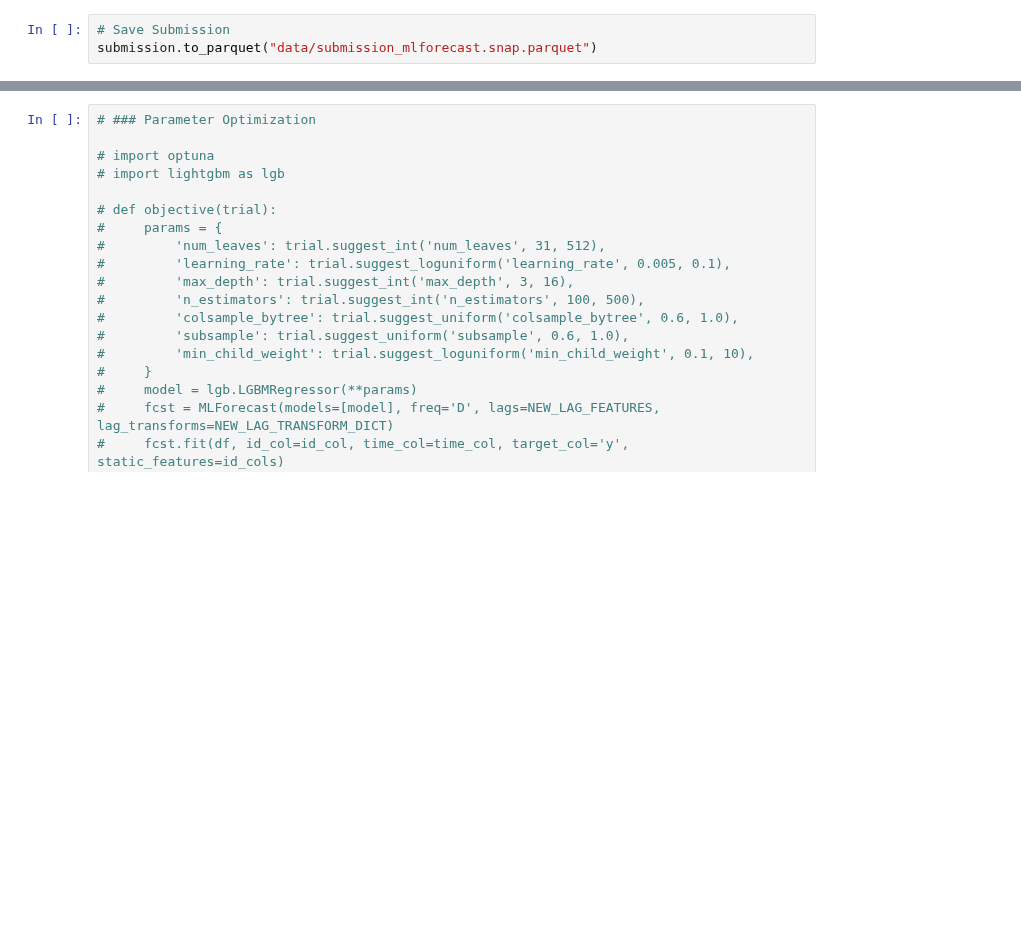
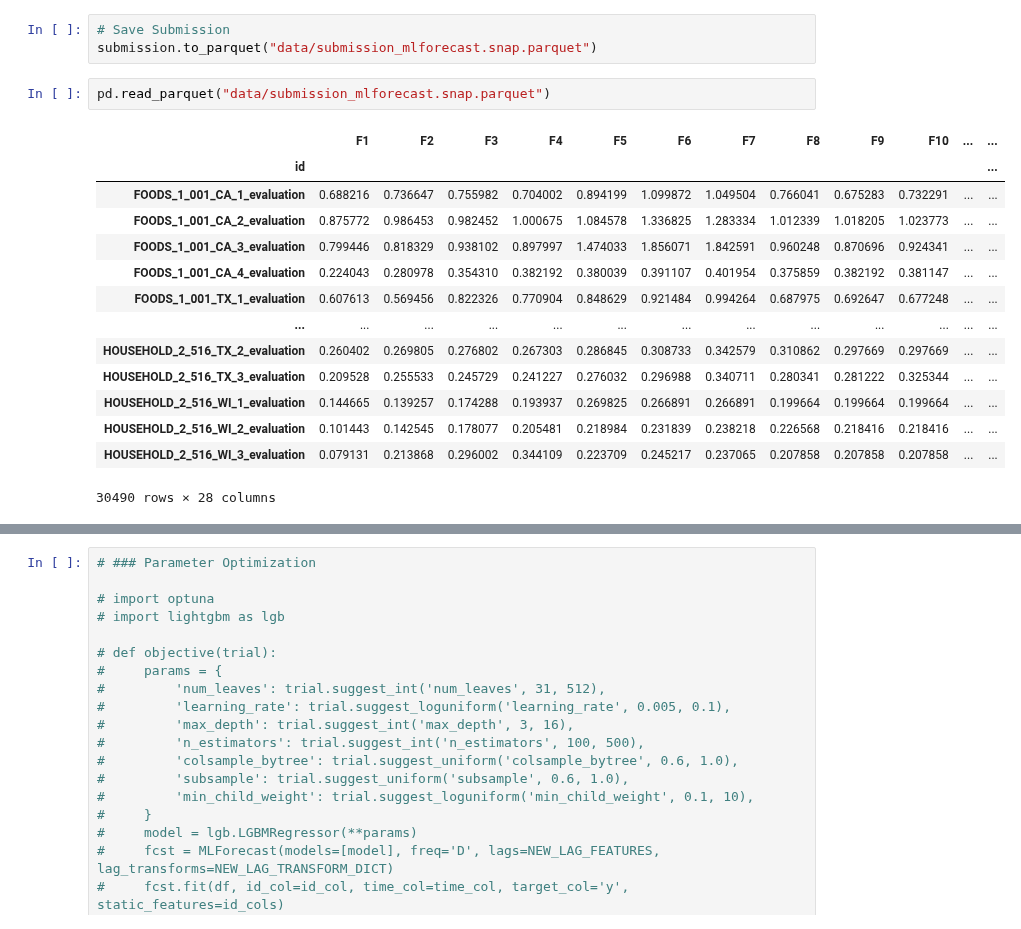
Before and after one commit to RickArko/M5, a Jupyter notebook: MLForecast.ipynb, the cells around one changed output, grey strips where cells are left out. Saved outputs shown, nothing was run; the diff lists cells and outputs as text; blank space fills up the shorter version.

```diff
--- a/MLForecast.ipynb
+++ b/MLForecast.ipynb
@@ -399,6 +383,23 @@ df_score
 # %%
 # Save Submission
 submission.to_parquet("data/submission_mlforecast.snap.parquet")
+# %%
+pd.read_parquet("data/submission_mlforecast.snap.parquet")
+# %% [output]
+|  | F1 | F2 | F3 | F4 | F5 | F6 | F7 | F8 | F9 | F10 | ... | ... |
+| id |  |  |  |  |  |  |  |  |  |  |  | ... |
+| FOODS_1_001_CA_1_evaluation | 0.688216 | 0.736647 | 0.755982 | 0.704002 | 0.894199 | 1.099872 | 1.049504 | 0.766041 | 0.675283 | 0.732291 | ... | ... |
+| FOODS_1_001_CA_2_evaluation | 0.875772 | 0.986453 | 0.982452 | 1.000675 | 1.084578 | 1.336825 | 1.283334 | 1.012339 | 1.018205 | 1.023773 | ... | ... |
+| FOODS_1_001_CA_3_evaluation | 0.799446 | 0.818329 | 0.938102 | 0.897997 | 1.474033 | 1.856071 | 1.842591 | 0.960248 | 0.870696 | 0.924341 | ... | ... |
+| FOODS_1_001_CA_4_evaluation | 0.224043 | 0.280978 | 0.354310 | 0.382192 | 0.380039 | 0.391107 | 0.401954 | 0.375859 | 0.382192 | 0.381147 | ... | ... |
+| FOODS_1_001_TX_1_evaluation | 0.607613 | 0.569456 | 0.822326 | 0.770904 | 0.848629 | 0.921484 | 0.994264 | 0.687975 | 0.692647 | 0.677248 | ... | ... |
+| ... | ... | ... | ... | ... | ... | ... | ... | ... | ... | ... | ... | ... |
+| HOUSEHOLD_2_516_TX_2_evaluation | 0.260402 | 0.269805 | 0.276802 | 0.267303 | 0.286845 | 0.308733 | 0.342579 | 0.310862 | 0.297669 | 0.297669 | ... | ... |
+| HOUSEHOLD_2_516_TX_3_evaluation | 0.209528 | 0.255533 | 0.245729 | 0.241227 | 0.276032 | 0.296988 | 0.340711 | 0.280341 | 0.281222 | 0.325344 | ... | ... |
+| HOUSEHOLD_2_516_WI_1_evaluation | 0.144665 | 0.139257 | 0.174288 | 0.193937 | 0.269825 | 0.266891 | 0.266891 | 0.199664 | 0.199664 | 0.199664 | ... | ... |
+| HOUSEHOLD_2_516_WI_2_evaluation | 0.101443 | 0.142545 | 0.178077 | 0.205481 | 0.218984 | 0.231839 | 0.238218 | 0.226568 | 0.218416 | 0.218416 | ... | ... |
+| HOUSEHOLD_2_516_WI_3_evaluation | 0.079131 | 0.213868 | 0.296002 | 0.344109 | 0.223709 | 0.245217 | 0.237065 | 0.207858 | 0.207858 | 0.207858 | ... | ... |
+30490 rows × 28 columns
 # %%
 print(f"""MLForecast wrmsse: {model_score:.4f}""")
 print(f"""Notebook finished in {(time.time() - start_time) / 60:.2f}m""")
```
Also changed, not shown: parts of 10 cells of this notebook, 20 other files.
